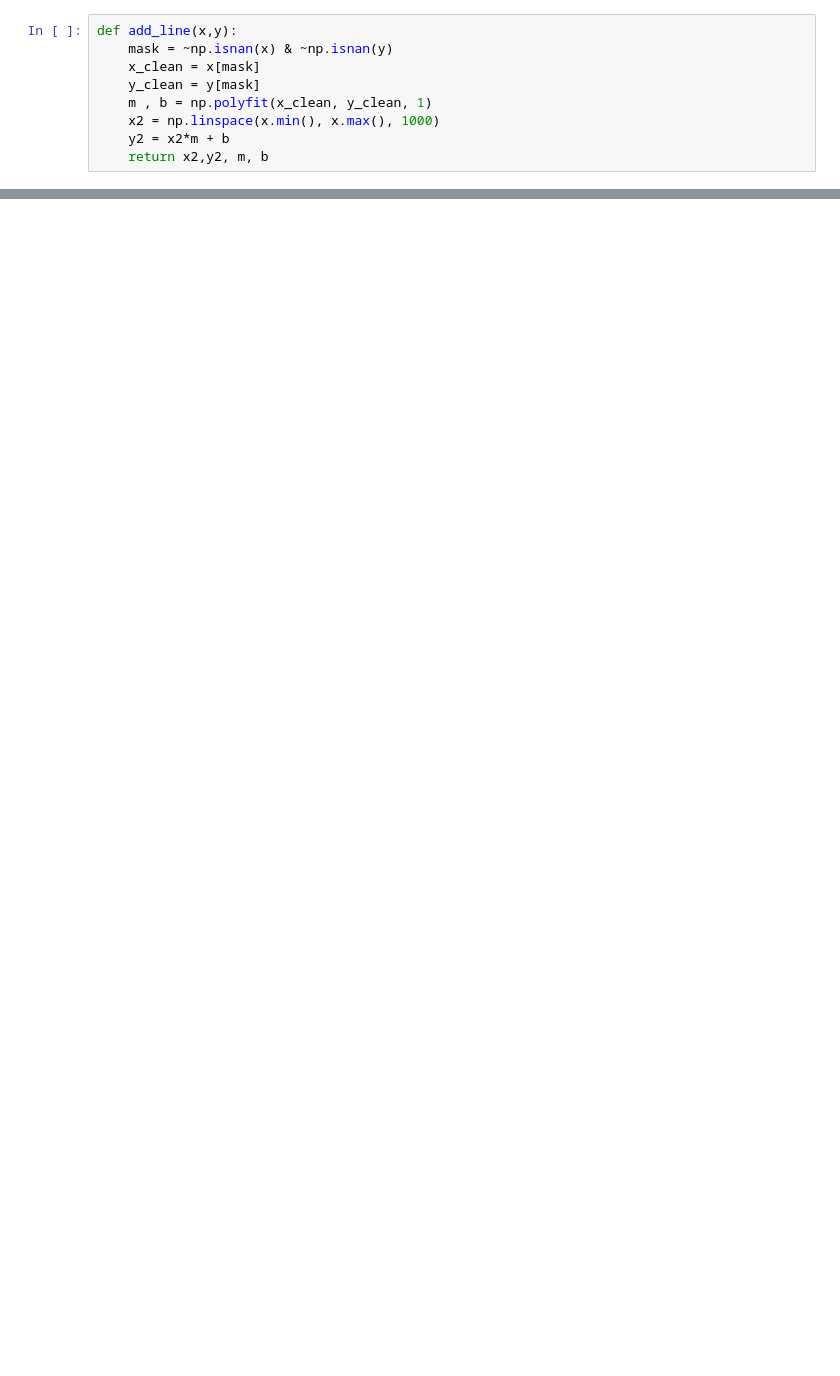
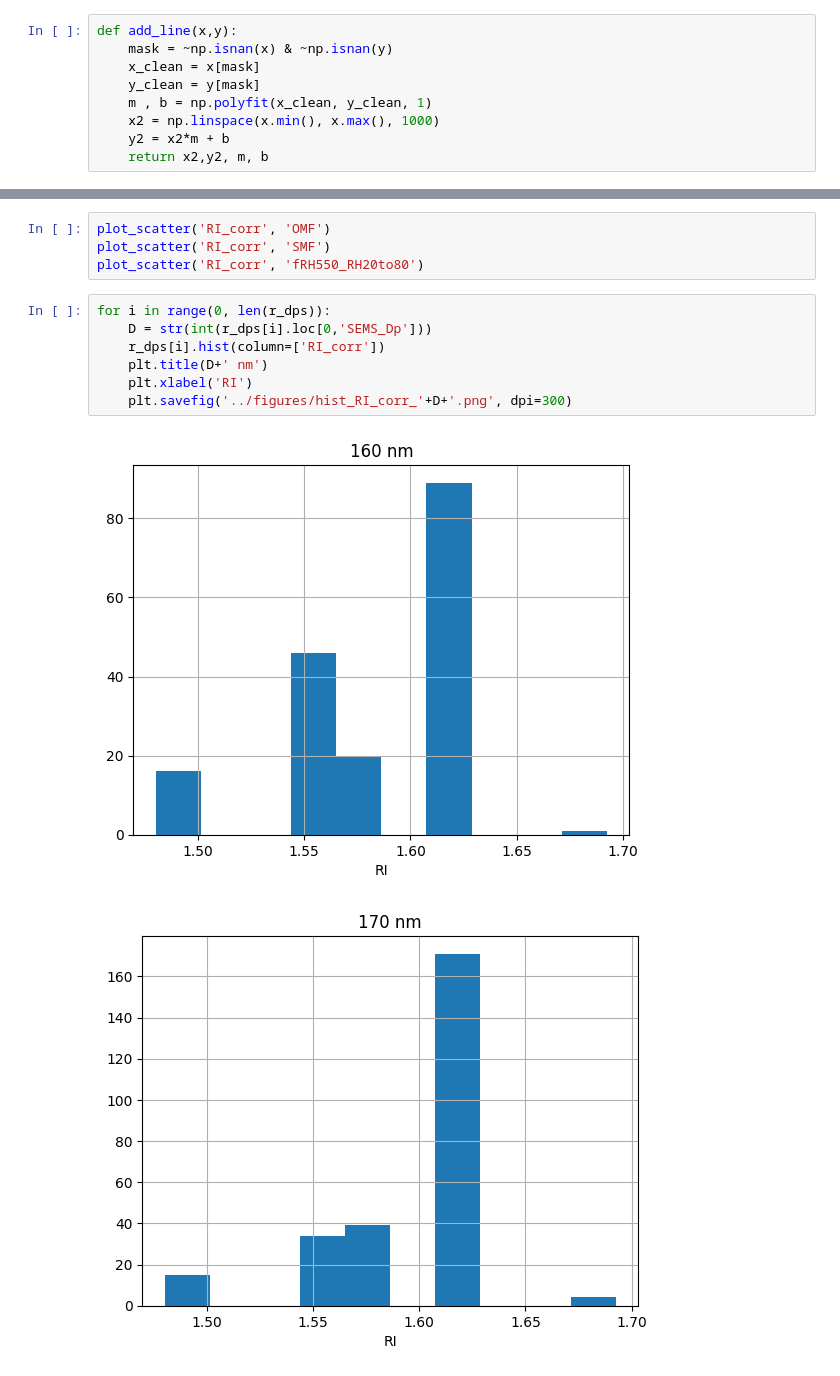
Before and after one commit to csoloff/ARCSIX_DASH, a Jupyter notebook: scripts/correlation_plots.ipynb, the cells around one changed output, grey strips where cells are left out. Saved outputs shown, nothing was run; the diff lists cells and outputs as text; blank space fills up the shorter version.

Commit message:
added histogram plots

```diff
--- a/scripts/correlation_plots.ipynb
+++ b/scripts/correlation_plots.ipynb
@@ -215,0 +200,14 @@ plot_scatter('fRH550_RH20to80')
+# %%
+plot_scatter('RI_corr', 'OMF')
+plot_scatter('RI_corr', 'SMF')
+plot_scatter('RI_corr', 'fRH550_RH20to80')
+# %%
+for i in range(0, len(r_dps)):
+    D = str(int(r_dps[i].loc[0,'SEMS_Dp']))
+    r_dps[i].hist(column=['RI_corr'])
+    plt.title(D+' nm')
+    plt.xlabel('RI')
+    plt.savefig('../figures/hist_RI_corr_'+D+'.png', dpi=300)
+# %% [output]
+[figure, added]
+[figure, added]
```
Also changed, not shown: parts of 8 cells of this notebook.
